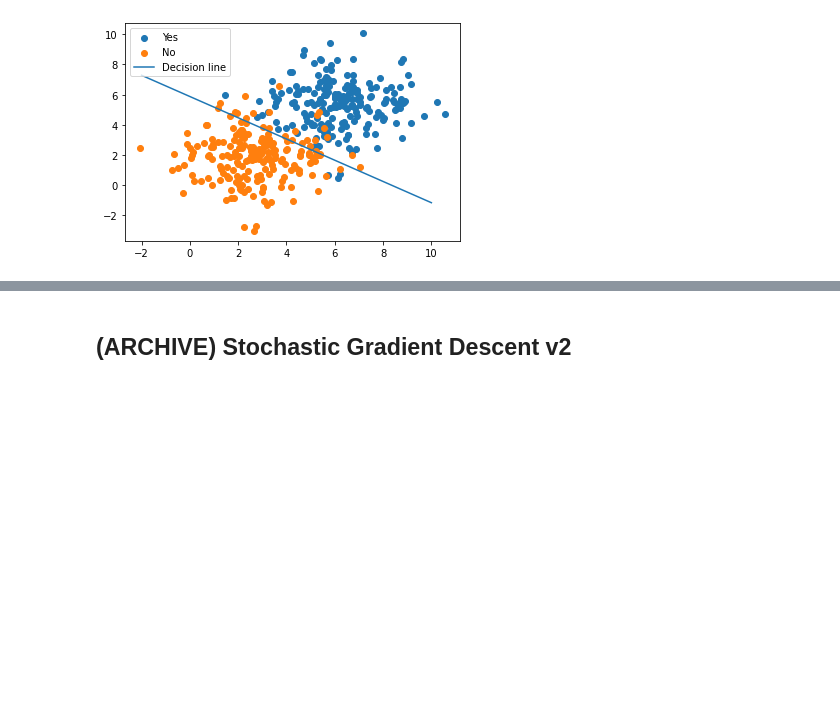
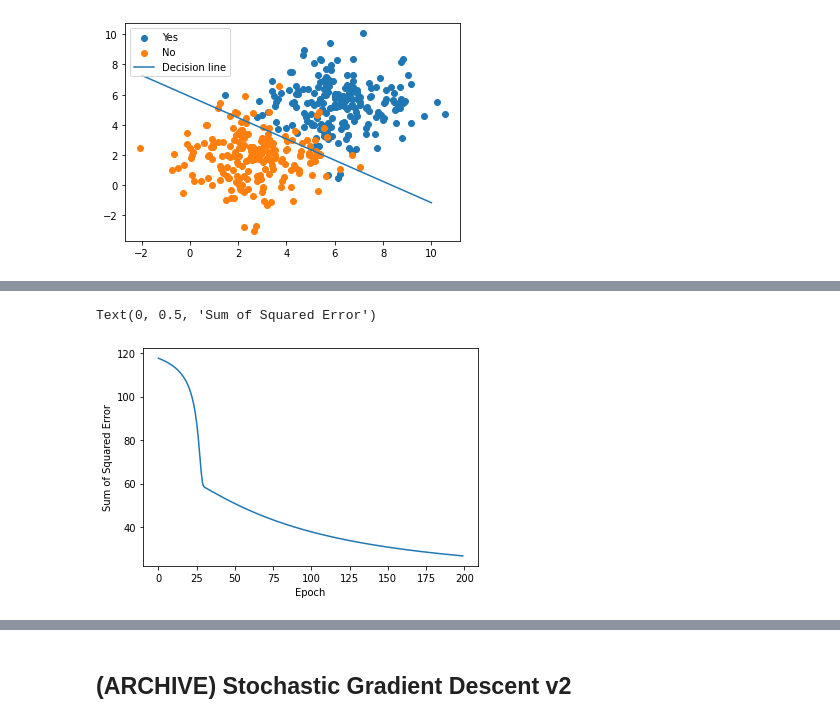
Before and after one commit to kurkurzz/Code, a Jupyter notebook: Binary Classification with Perceptron using SGD and BGD.ipynb, the cells around one changed output, grey strips where cells are left out. Saved outputs shown, nothing was run; the diff lists cells and outputs as text; code cells hidden in the pictures; blank space fills up the shorter version.

```diff
--- a/Binary Classification with Perceptron using SGD and BGD.ipynb
+++ b/Binary Classification with Perceptron using SGD and BGD.ipynb
@@ -203,18 +203,18 @@ plt.legend(['Yes', 'No', 'Decision line'])
 <matplotlib.legend.Legend at 0x...>
 [figure]
 # %%
-total_label = np.unique(train_data[:,-1], return_counts=True)
+total_label = np.unique(test_data[:,-1], return_counts=True)
 print(total_label)
 # thetas = thetas_history[-1]
 
 true_positive_counter = 0
 true_negative_counter = 0
 
-train_data_new = np.append(np.ones((len(train_data),1)), train_data, axis=1)
-X = train_data_new[:,:3]
-y = train_data_new[:,-1]
+test_data_new = np.append(np.ones((len(test_data),1)), test_data, axis=1)
+X = test_data_new[:,:3]
+y = test_data_new[:,-1]
 
-for i in range(len(train_data_new)):
+for i in range(len(test_data_new)):
     hx = sigmoid(np.dot(X[i], thetas))
     predicted_y = apply_threshold(hx)
 
@@ -363,0 +388,15 @@ N0 class: 0.8676470588235294
+# %%
+np.random.seed(14)
+np.random.shuffle(data)
+
+print(data[:10])
+print()
+
+
+train_ratio = 0.7
+
+train_data = data[:int(0.7*n_samples)]
+test_data = data[int(-0.3*n_samples):]
+
+print(f'shape for X_train: {train_data.shape}')
+print(f'shape for X_test: {test_data.shape}')
@@ -363,0 +417,2 @@ N0 class: 0.8676470588235294
+# %%
+loss_history, accuracy_history, thetas_history = batch_gradient_descent(train_data, alpha=0.001, epoch=200)
@@ -363,0 +437,7 @@ N0 class: 0.8676470588235294
+# %%
+plt.plot(loss_history)
+plt.xlabel('Epoch')
+plt.ylabel('Sum of Squared Error')
+# %% [output]
+Text(0, 0.5, 'Sum of Squared Error')
+[figure, added]
```
Also changed, not shown: parts of 17 cells of this notebook.
